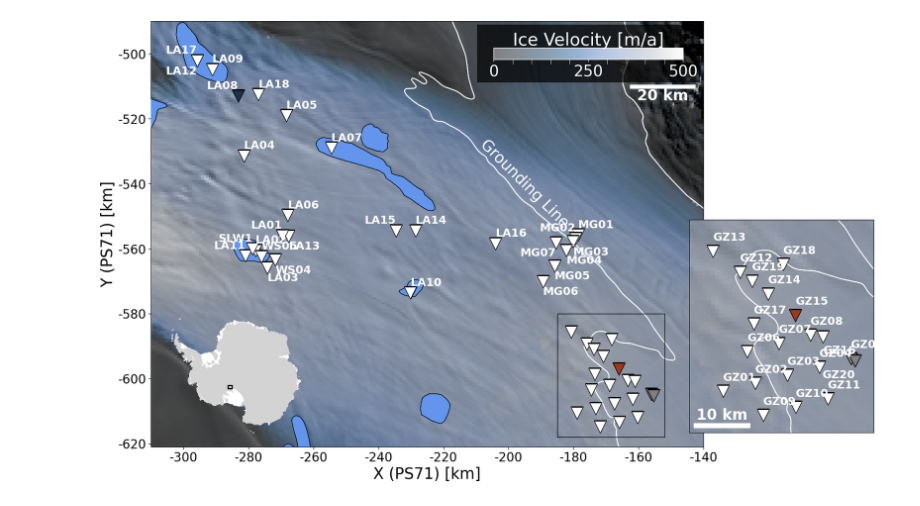
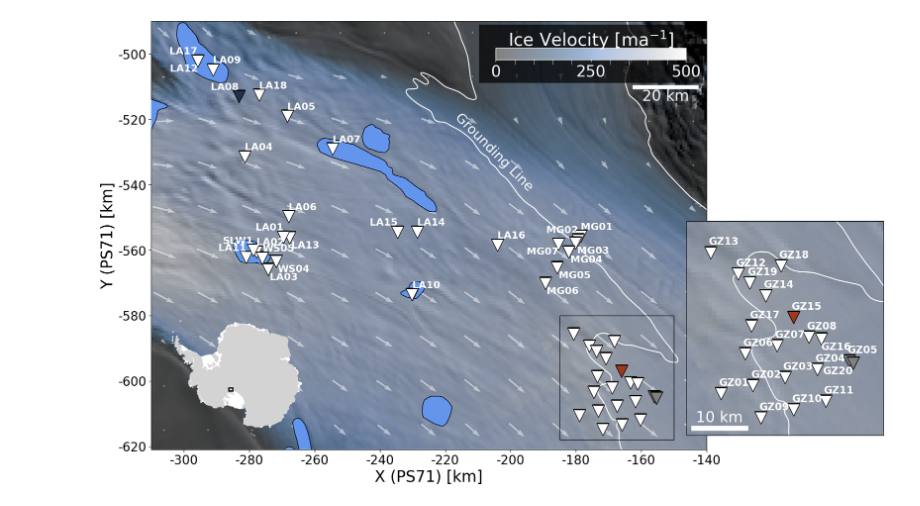
Before and after one commit to zsk4/WhillansCatalogPaper, a Jupyter notebook: Figure1/Figure1.ipynb, the cells around one changed output. Saved outputs shown, nothing was run; the diff lists cells and outputs as text; code cells hidden in the pictures.

```diff
--- a/Figure1/Figure1.ipynb
+++ b/Figure1/Figure1.ipynb
@@ -85,6 +85,7 @@ def plot_shapefile(
                         linewidth=1.5,
                         zorder=2,
                         transform=transform,
+                        alpha=0.5,
                     )
             elif classification == "Ice shelf":
                 if fill:
@@ -143,7 +144,7 @@ bbox = [xl, yl, xh, yh]  # Bounding box for the figure
 
 mxl = -185000
 myl = -618000
-mxh = -152000
+mxh = -150000
 myh = -580000
 
 inset_bbox = [mxl, myl, mxh, myh]  # Bounding box for the inset
@@ -248,10 +284,10 @@ with h5py.File(lakes_path, "r") as f:
 plot_shapefile(records, shapes, ax, ["white", "white"], ps71_projection, fill=False)
 # Grounding Line text next to the grounding line, tilted 45 degrees
 ax.text(
-    -195000,
-    -540000,
+    -205000,
+    -530000,
     "Grounding Line",
-    fontsize=25,
+    fontsize=22,
     color="white",
     ha="center",
     va="center",
@@ -261,6 +297,11 @@ ax.text(
 )
 ax.set_xlim(xl, xh)
 ax.set_ylim(yl, yh)
+
+# Arrows
+cropped_vel.thin(30).plot.quiver(
+    "x", "y", "VX", "VY", alpha=0.5, color="white", ax=ax, scale=9000, width=0.003
+)
 
 # Plot stations
 stations = "Stations.txt"  # Station file name
@@ -396,7 +437,7 @@ cbar = fig.colorbar(cb, cax=cbaxes, orientation="horizontal")  # make colorbar
 cbar.outline.set_edgecolor("white")
 cbar.outline.set_linewidth(1)
 cbar.ax.tick_params(labelsize=25, color="white", labelcolor="white")
-cbar.set_label("Ice Velocity [m/a]", fontsize=28, color="white")
+cbar.set_label(r"Ice Velocity [$\mathrm{ma^{-1}}$]", fontsize=28, color="white")
 cbar.ax.xaxis.set_label_position("top")
 
 cbar.ax.minorticks_on()
@@ -415,7 +456,7 @@ scalebar = AnchoredSizeBar(
     color="white",
     frameon=False,
     size_vertical=1000,
-    fontproperties=mpl.font_manager.FontProperties(size=24, weight="bold"),
+    fontproperties=mpl.font_manager.FontProperties(size=24),
     label_top=False,
 )
 ax.add_artist(scalebar)
@@ -450,6 +491,9 @@ plot_shapefile(records, shapes, inset, ["white", "white"], ps71_projection, fill
 inset.set_xlim(mxl, mxh)
 inset.set_ylim(myl, myh)
 
+# Arrow
+# cropped_vel.thin(20).plot.quiver('x','y','VX','VY',alpha=0.5,color='white',ax=inset, scale=4000, width=0.08)
+
 inset.scatter(
     stations["X"],
     stations["Y"],
@@ -482,9 +526,9 @@ inset.scatter(
 )
 
 for i, row in stationsGZTop.iterrows():
-    sta_labels(row, inset, ps71_projection)
+    sta_labels_inset(row, inset, ps71_projection)
 for i, row in stationsGZBottom.iterrows():
-    sta_labels(row, inset, ps71_projection)
+    sta_labels_inset(row, inset, ps71_projection)
 
 # And a box around the inset
 rect = plt.Rectangle(
@@ -501,32 +545,34 @@ rect = plt.Rectangle(
 )
 ax.add_patch(rect)
 
 scalebar = AnchoredSizeBar(
     inset.transData,
     10000,
     "10 km",
     "lower left",
     pad=0.1,
     sep=1,
     color="white",
     frameon=False,
     size_vertical=800,
-    fontproperties=mpl.font_manager.FontProperties(size=24, weight="bold"),
+    fontproperties=mpl.font_manager.FontProperties(size=24),
     label_top=True,
 )
 inset.add_artist(scalebar)
 scalebar.set_bbox_to_anchor((0.01, 0.01), transform=inset.transAxes)
 
 KM_SCALE = 1e3
 ax.xaxis.set_visible(True)
 ax.yaxis.set_visible(True)
 ticks_x = ticker.FuncFormatter(lambda x, pos: "{0:g}".format(x / KM_SCALE))
 ax.xaxis.set_major_formatter(ticks_x)
 ticks_y = ticker.FuncFormatter(lambda x, pos: "{0:g}".format(x / KM_SCALE))
 ax.yaxis.set_major_formatter(ticks_y)
 ax.set_xlabel("X (PS71) [km]", size=25)
 ax.set_ylabel("Y (PS71) [km]", size=25)
 ax.tick_params(labelsize=20)
 ax.tick_params(size=4)
+
+fig.savefig("Figure1.png", dpi=300)
 # %% [output]
-[figure, old version]
+[figure, new version]
```
Also changed, not shown: parts of 1 cell of this notebook, 21 other files.
